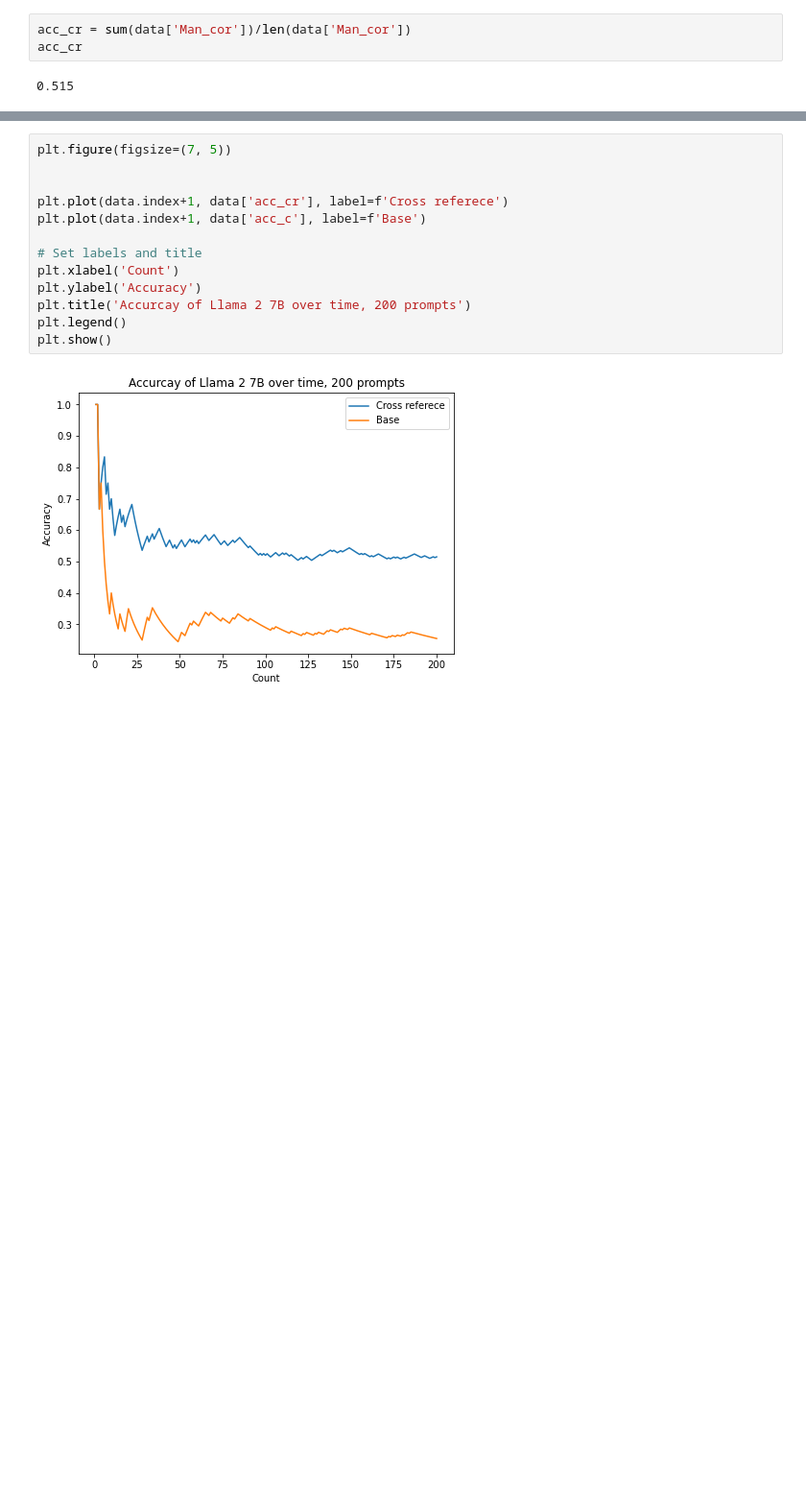
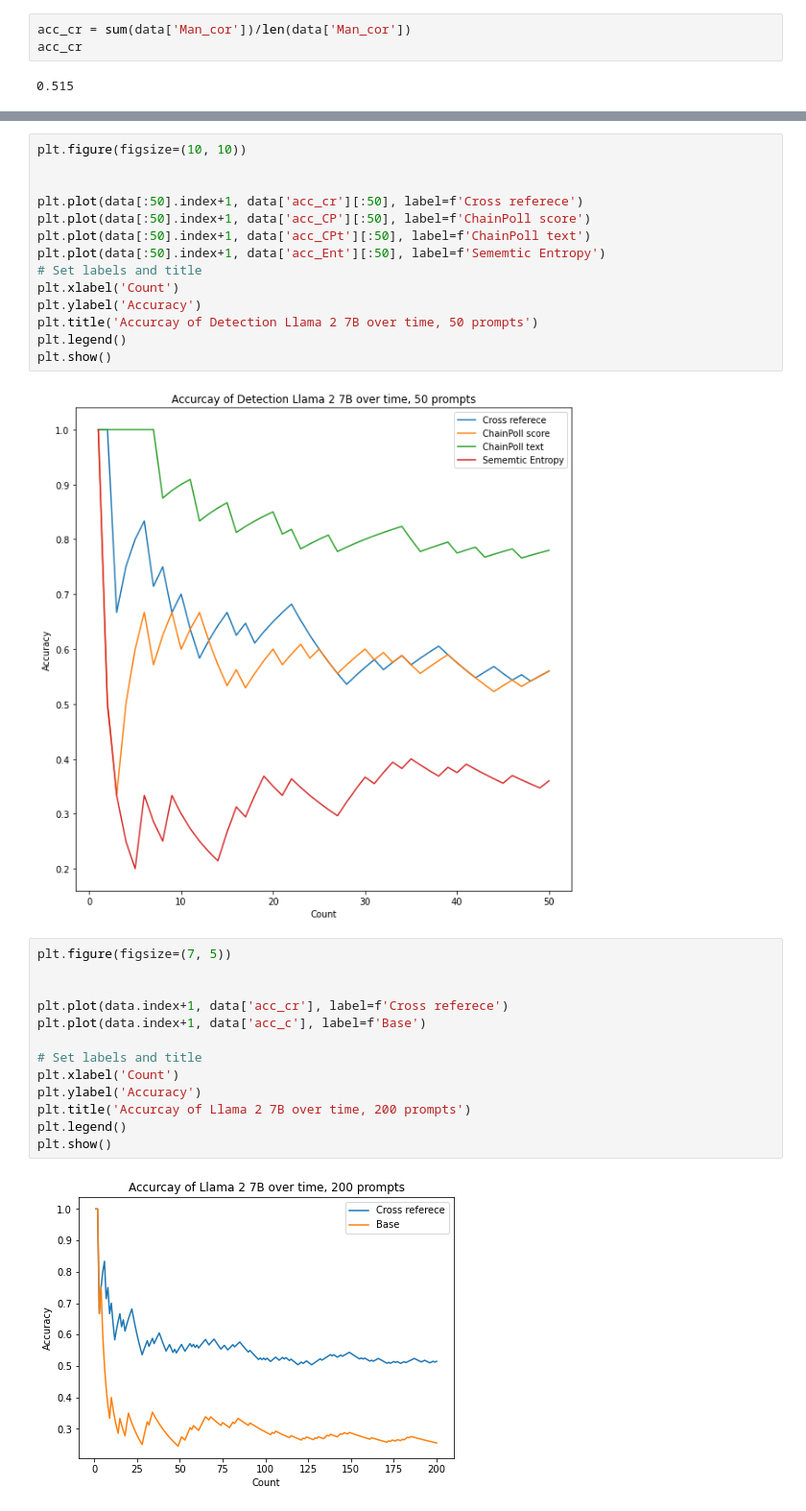
Before and after one commit to WilliamCollins-a/LLMHallucinations, a Jupyter notebook: output/ROC-Base.ipynb, the cells around one changed output, grey strips where cells are left out. Shown: that part at 96% size. Drawn from its saved outputs; the diff is of its cells as text; blank space fills up the shorter version.

```diff
--- a/output/ROC-Base.ipynb
+++ b/output/ROC-Base.ipynb
@@ -143,3 +152,19 @@ plt.show()
+# %%
+plt.figure(figsize=(10, 10))
+
+
+plt.plot(data[:50].index+1, data['acc_cr'][:50], label=f'Cross referece')
+plt.plot(data[:50].index+1, data['acc_CP'][:50], label=f'ChainPoll score')
+plt.plot(data[:50].index+1, data['acc_CPt'][:50], label=f'ChainPoll text')
+plt.plot(data[:50].index+1, data['acc_Ent'][:50], label=f'Sememtic Entropy')
+# Set labels and title
+plt.xlabel('Count')
+plt.ylabel('Accuracy')
+plt.title('Accurcay of Detection Llama 2 7B over time, 50 prompts')
+plt.legend()
+plt.show()
+# %% [output]
+[figure, added]
 # %%
 plt.figure(figsize=(7, 5))
 
```
Also changed, not shown: parts of 5 cells of this notebook, 1 other file.
